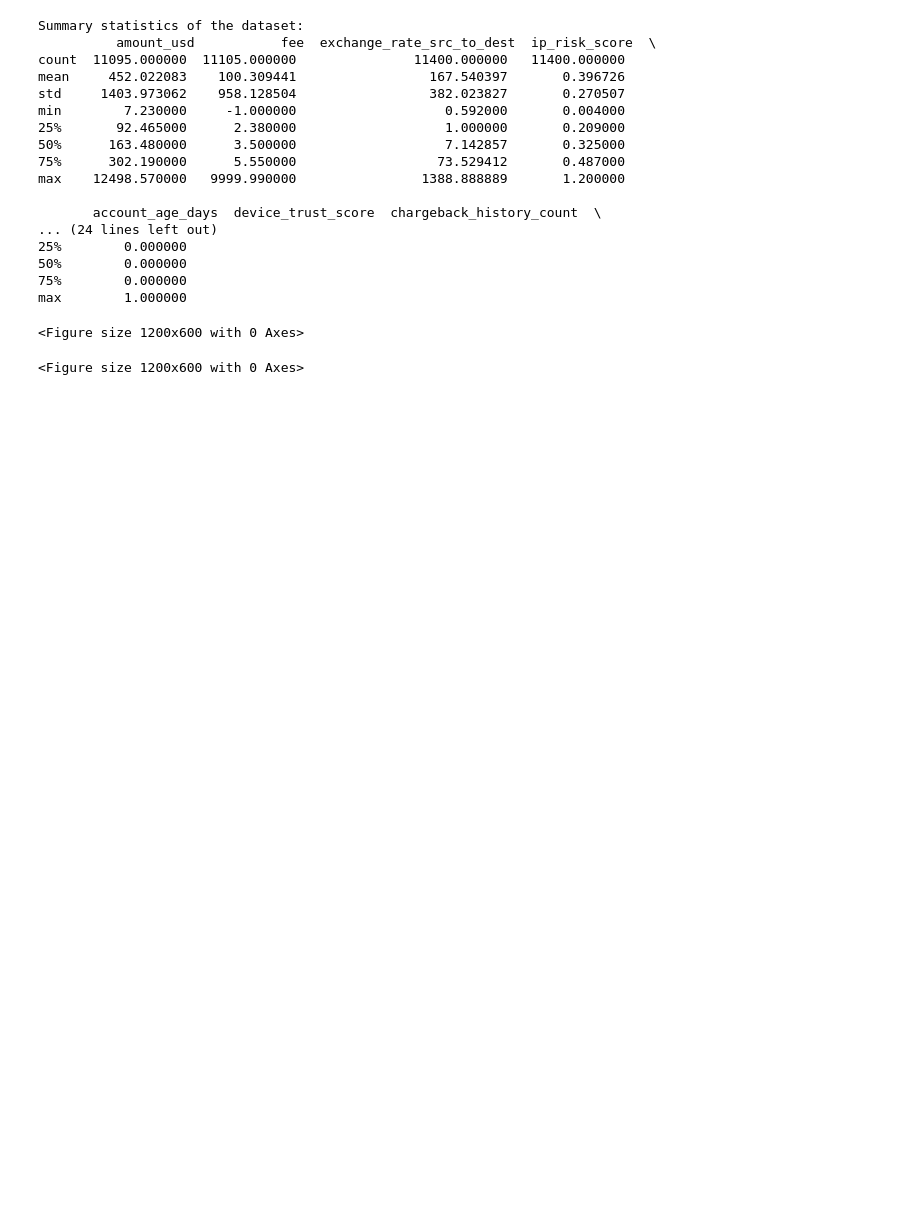
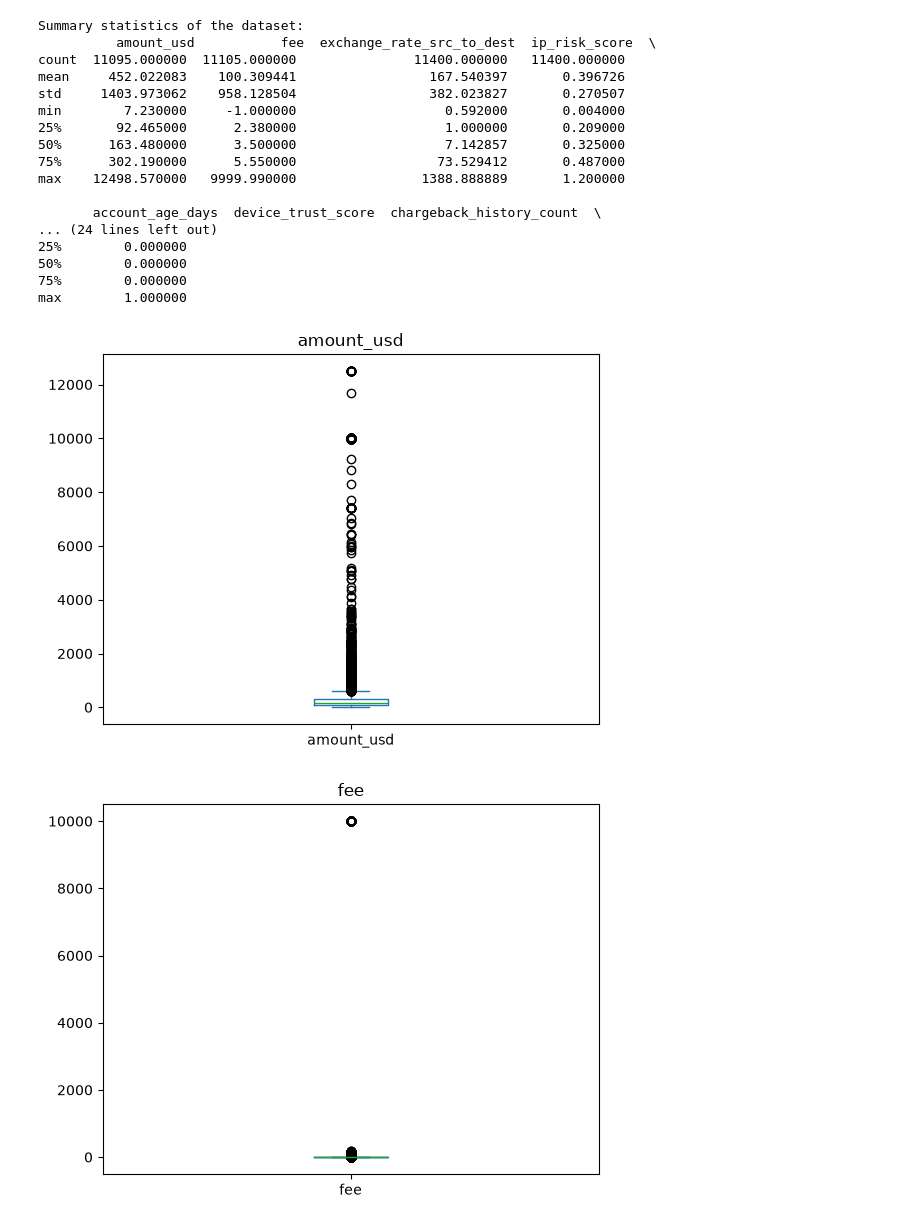
Before and after one commit to Ifeanyionwusor94/Nova-pay-fraud-detection-system, a Jupyter notebook: Notebook/EDA.ipynb, the cells around one changed output. Saved outputs shown, nothing was run; the diff lists cells and outputs as text; code cells hidden in the pictures; blank space fills up the shorter version.

```diff
--- a/Notebook/EDA.ipynb
+++ b/Notebook/EDA.ipynb
@@ -110,7 +111,11 @@ max    12498.570000   9999.990000                1388.888889       1.200000
 max        1.000000
 # %%
 #check for outliers and unusual patterns in the dataset using boxplots
-plt.figure(figsize=(12, 6))
+import numpy as np
+
+for column in df.select_dtypes(include=np.number).columns.tolist():
+    df[column].plot(kind='box', title=column)
+    plt.show()
 # %% [output]
-<Figure size 1200x600 with 0 Axes>
-<Figure size 1200x600 with 0 Axes>
+[figure, added]
+[figure, added]
```
Also changed, not shown: parts of 21 cells of this notebook.
